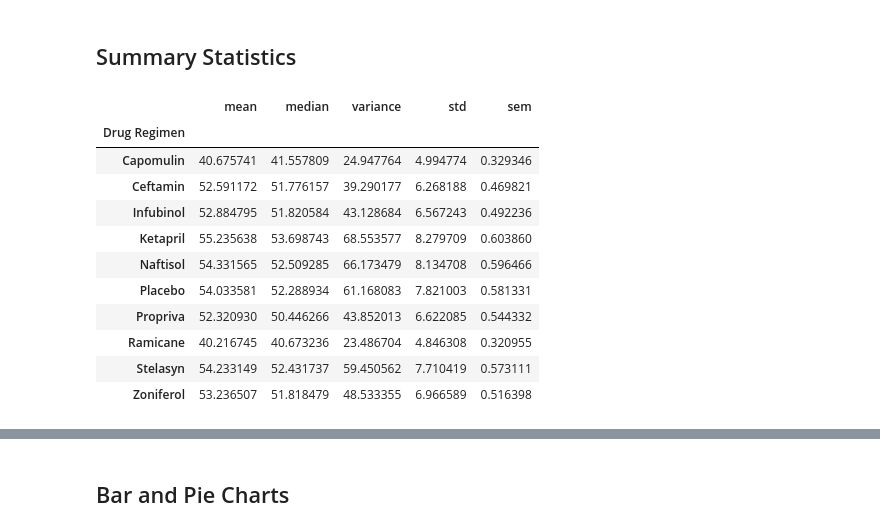
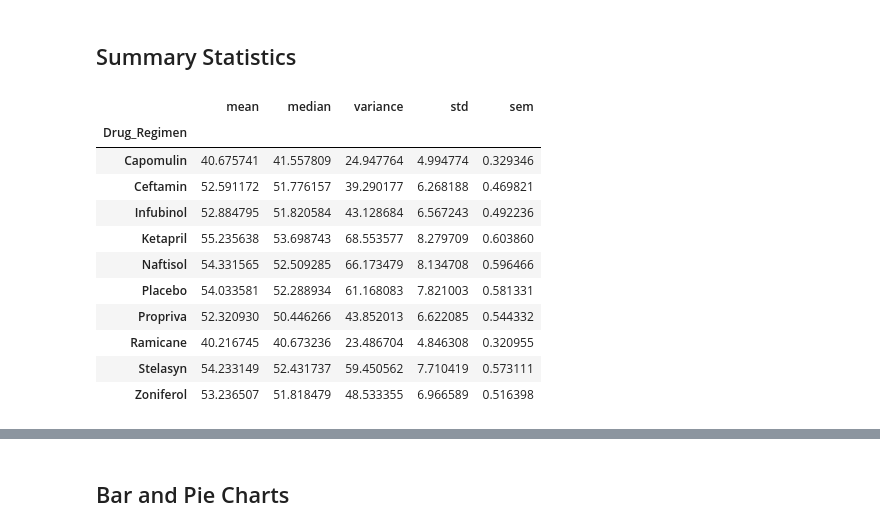
Before and after one commit to bjmacgreg/Pymaceuticals, a Jupyter notebook: pymaceuticals_starter.ipynb, the cells around one changed output, grey strips where cells are left out. Cells and saved outputs as stored; diff of their text form; code cells hidden in the pictures.

```diff
--- a/pymaceuticals_starter.ipynb
+++ b/pymaceuticals_starter.ipynb
@@ -5,7 +11,8 @@
 import matplotlib.pyplot as plt
 import pandas as pd
 import scipy.stats as st
-import seaborn as sns
+from itertools import cycle, islice
+#import seaborn as sns
 
 # Study data files
 mouse_metadata_path = "data/Mouse_metadata.csv"
@@ -14,9 +21,10 @@ study_results_path = "data/Study_results.csv"
 # Read the mouse data and the study results
 mouse_metadata = pd.read_csv(mouse_metadata_path)
 study_results = pd.read_csv(study_results_path)
+study_results = study_results.rename(columns={"Drug Regimen":"Drug_Regimen"})
+mouse_metadata = mouse_metadata.rename(columns={"Drug Regimen":"Drug_Regimen"})
 
-# Combine the data into a single dataset
 mouse_study_df = pd.merge(mouse_metadata, study_results)
-# Display the data table for preview
+
 mouse_study_df
 # %% [output]
@@ -103,30 +112,30 @@ mouse_study_clean_df["Mouse ID"].nunique()
 # %%
 # Generate a summary statistics table of mean, median, variance, standard deviation, and SEM of the tumor volume for each regimen
 
 # This method is the most straighforward, creating multiple series and putting them all together at the end.
-mice_by_drugs = mouse_study_clean_df.groupby("Drug Regimen")
+mice_by_drugs = mouse_study_clean_df.groupby("Drug_Regimen")
 #mice_by_drugs
 mean = mice_by_drugs["Tumor Volume (mm3)"].mean()
 median = mice_by_drugs["Tumor Volume (mm3)"].median()
 variance = mice_by_drugs["Tumor Volume (mm3)"].var()
 std = mice_by_drugs["Tumor Volume (mm3)"].std()
 sem = mice_by_drugs["Tumor Volume (mm3)"].sem()
 
-mouse_study_stats_df = pd.merge(mean, median, on=["Drug Regimen"])
+mouse_study_stats_df = pd.merge(mean, median, on=["Drug_Regimen"])
 mouse_study_stats_df = mouse_study_stats_df.rename(columns = {"Tumor Volume (mm3)_x":"mean", "Tumor Volume (mm3)_y":"median"})
-mouse_study_stats_df = pd.merge(mouse_study_stats_df, variance, on=["Drug Regimen"])
+mouse_study_stats_df = pd.merge(mouse_study_stats_df, variance, on=["Drug_Regimen"])
 mouse_study_stats_df = mouse_study_stats_df.rename(columns = {"Tumor Volume (mm3)":"variance"})
-mouse_study_stats_df = pd.merge(mouse_study_stats_df, std, on=["Drug Regimen"])
+mouse_study_stats_df = pd.merge(mouse_study_stats_df, std, on=["Drug_Regimen"])
 mouse_study_stats_df = mouse_study_stats_df.rename(columns = {"Tumor Volume (mm3)":"std"})
-mouse_study_stats_df = pd.merge(mouse_study_stats_df, sem, on=["Drug Regimen"])
+mouse_study_stats_df = pd.merge(mouse_study_stats_df, sem, on=["Drug_Regimen"])
 mouse_study_stats_df = mouse_study_stats_df.rename(columns = {"Tumor Volume (mm3)":"sem"})
 
 mouse_study_stats_df
 
 #astype (int)
 # %% [output]
 |  | mean | median | variance | std | sem |
-| Drug Regimen |  |  |  |  |  |
+| Drug_Regimen |  |  |  |  |  |
 | Capomulin | 40.675741 | 41.557809 | 24.947764 | 4.994774 | 0.329346 |
 | Ceftamin | 52.591172 | 51.776157 | 39.290177 | 6.268188 | 0.469821 |
 | Infubinol | 52.884795 | 51.820584 | 43.128684 | 6.567243 | 0.492236 |
```
Also changed, not shown: parts of 19 cells of this notebook, 1 other file.
